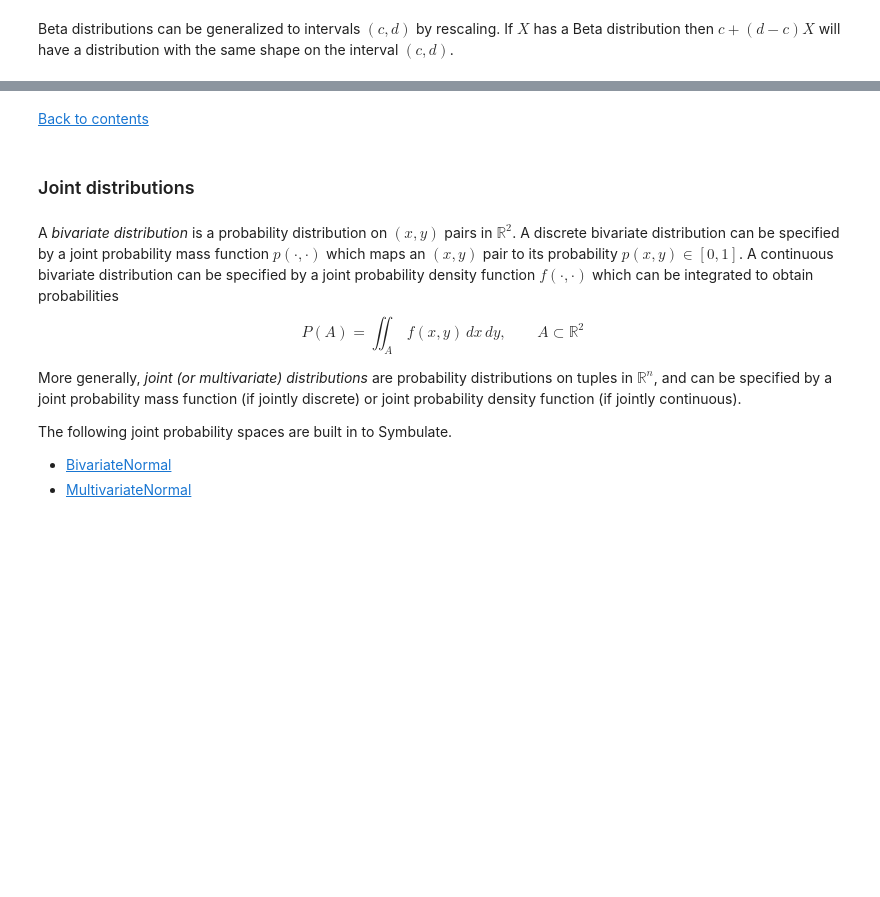
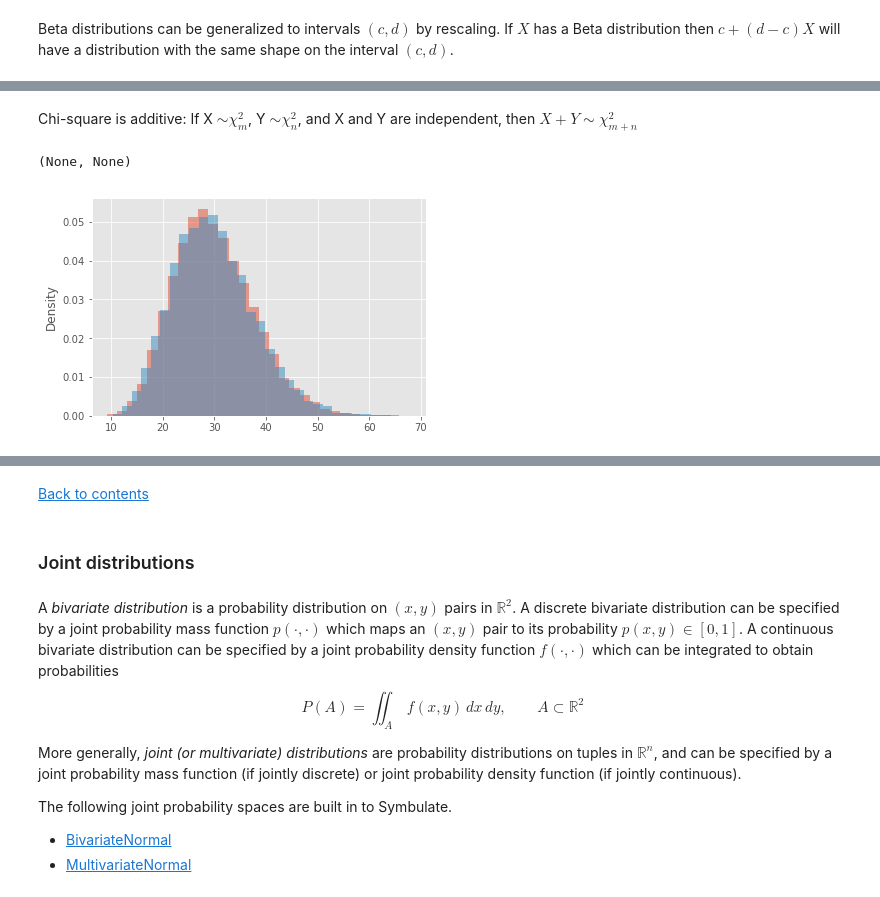
Before and after one commit to dlsun/symbulate, a Jupyter notebook: docs/common.ipynb, the cells around one changed output, grey strips where cells are left out. Cells and saved outputs as stored; diff of their text form; code cells hidden in the pictures; blank space fills up the shorter version.

```diff
--- a/docs/common.ipynb
+++ b/docs/common.ipynb
@@ -307,0 +332,12 @@ d = 15
+# %% [markdown]
+Chi-square is additive: If X $\sim \chi_m^2$, Y $\sim \chi_n^2$, and X and Y are independent, then $X + Y \sim \chi_{m + n}^2$
+# %%
+m = 10
+n = 20
+X, Y  = RV(ChiSquare(df = m) * ChiSquare(df = n))
+Z = (X + Y).sim(10000)
+z = RV(ChiSquare(df = m + n)).sim(10000)
+Z.plot(bins = 30), z.plot(bins = 30)
+# %% [output]
+(None, None)
+[figure, added]
```
Also changed, not shown: parts of 41 cells of this notebook.
